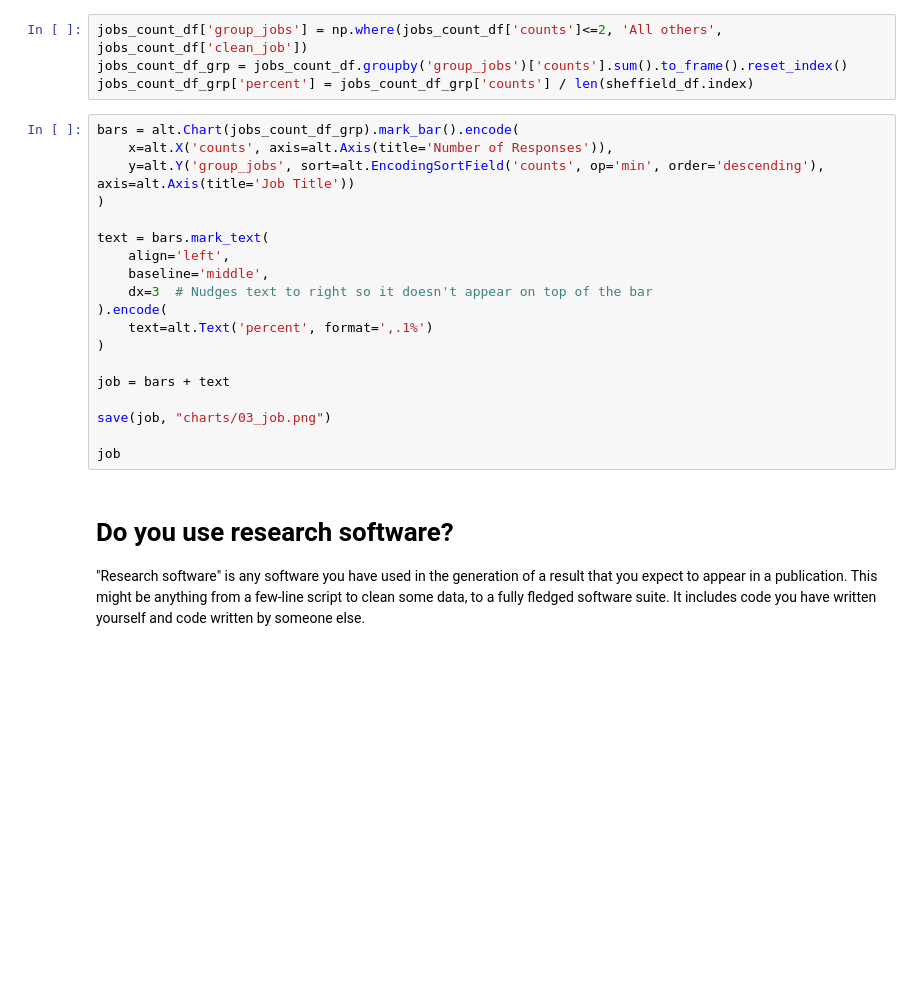
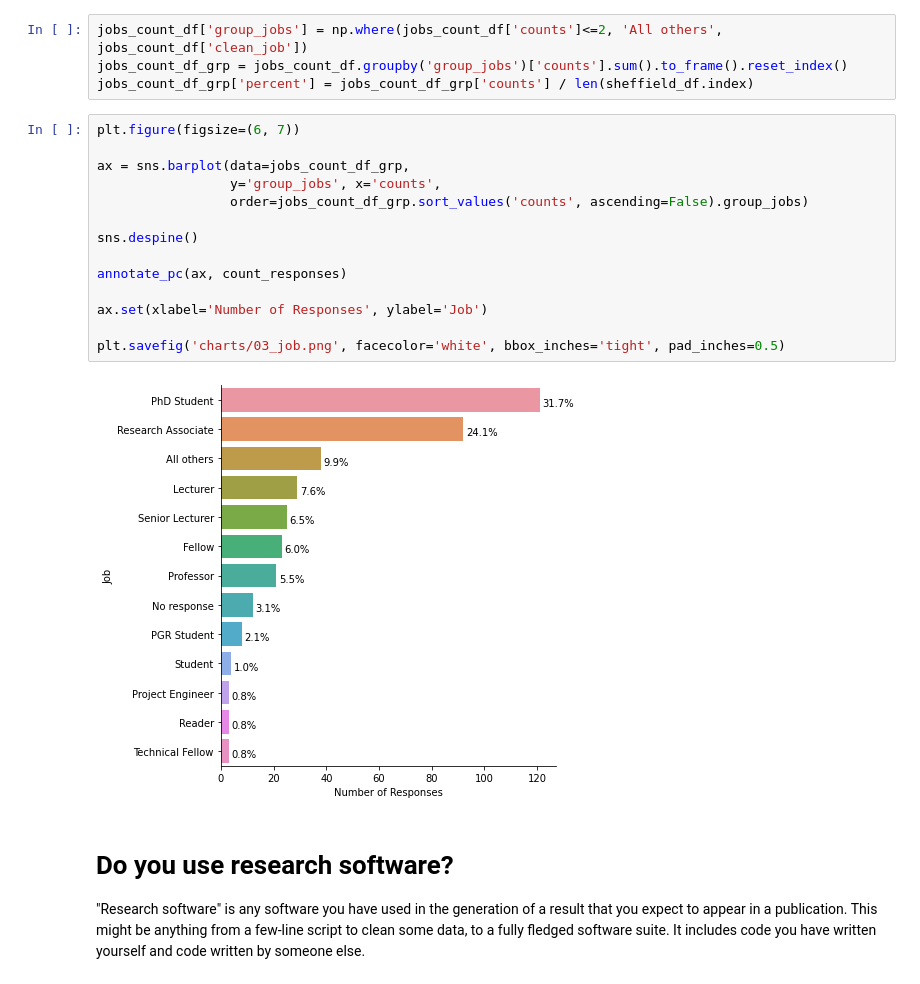
Before and after one commit to RSE-Sheffield/sssurvey, a Jupyter notebook: charts.ipynb, the cells around one changed output. Cells and saved outputs as stored; diff of their text form; blank space fills up the shorter version.

Commit message:
more charts in seaborn

```diff
--- a/charts.ipynb
+++ b/charts.ipynb
@@ -82,25 +88,22 @@ Group 'All others' for cleaner plotting code - summation is handled in plotting.
 jobs_count_df['group_jobs'] = np.where(jobs_count_df['counts']<=2, 'All others', jobs_count_df['clean_job'])
 jobs_count_df_grp = jobs_count_df.groupby('group_jobs')['counts'].sum().to_frame().reset_index()
 jobs_count_df_grp['percent'] = jobs_count_df_grp['counts'] / len(sheffield_df.index)
-# %%
-bars = alt.Chart(jobs_count_df_grp).mark_bar().encode(
-    x=alt.X('counts', axis=alt.Axis(title='Number of Responses')),
-    y=alt.Y('group_jobs', sort=alt.EncodingSortField('counts', op='min', order='descending'), axis=alt.Axis(title='Job Title'))
-)
-
-text = bars.mark_text(
-    align='left',
-    baseline='middle',
-    dx=3  # Nudges text to right so it doesn't appear on top of the bar
-).encode(
-    text=alt.Text('percent', format=',.1%')
-)
-
-job = bars + text
-
-save(job, "charts/03_job.png")
-
-job
+# %%
+plt.figure(figsize=(6, 7))
+
+ax = sns.barplot(data=jobs_count_df_grp,
+                 y='group_jobs', x='counts',
+                 order=jobs_count_df_grp.sort_values('counts', ascending=False).group_jobs)
+
+sns.despine()
+
+annotate_pc(ax, count_responses)
+
+ax.set(xlabel='Number of Responses', ylabel='Job')
+
+plt.savefig('charts/03_job.png', facecolor='white', bbox_inches='tight', pad_inches=0.5)
+# %% [output]
+[figure, added]
 # %% [markdown]
 # Do you use research software?
 "Research software" is any software you have used in the generation of a result that you expect to appear in a publication. This might be anything from a few-line script to clean some data, to a fully fledged software suite. It includes code you have written yourself and code written by someone else.
```
Also changed, not shown: parts of 14 cells of this notebook, 5 other files.
